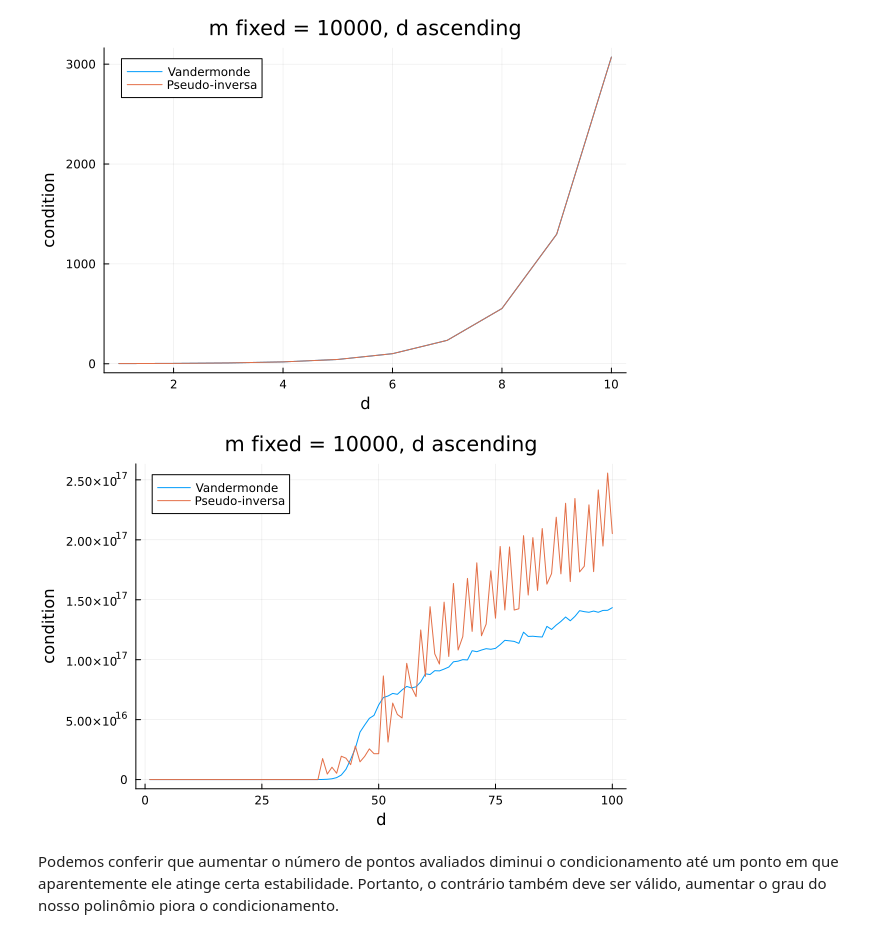
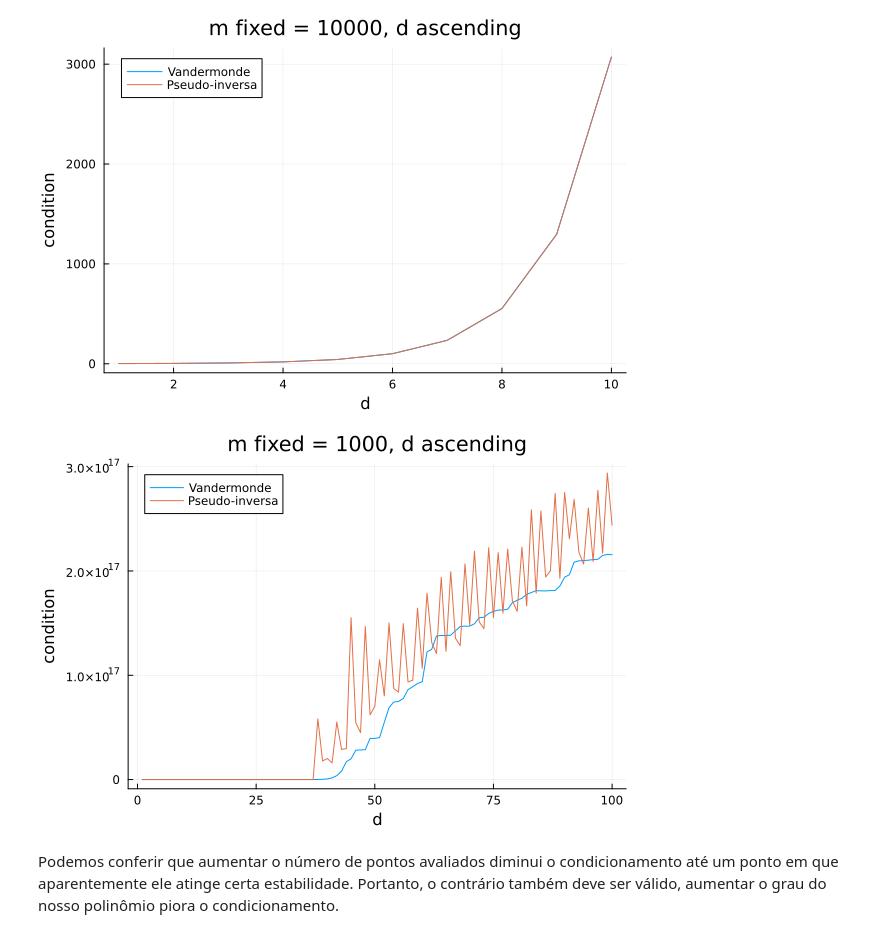
Before and after one commit to davi-dressler/polinomios_interpoladores, a Jupyter notebook: polinomios_interpoladores.ipynb, the cells around one changed output. Cells and saved outputs as stored; diff of their text form; code cells hidden in the pictures.

```diff
--- a/polinomios_interpoladores.ipynb
+++ b/polinomios_interpoladores.ipynb
@@ -127,9 +127,9 @@ plot_condition_evaluated(10000, 10, variate_m= false, variate_d= true)
 # %% [output]
 [figure]
 # %%
-plot_condition_evaluated(10000, 100, variate_m= false, variate_d= true)
+plot_condition_evaluated(1000, 100, variate_m= false, variate_d= true)
 # %% [output]
-[figure, old version]
+[figure, new version]
 # %% [markdown]
 Podemos conferir que aumentar o número de pontos avaliados diminui o condicionamento até um ponto em que aparentemente ele atinge certa estabilidade. Portanto, o contrário também deve ser válido, aumentar o grau do nosso polinômio piora o condicionamento.
 # %% [markdown]
```
Also changed, not shown: parts of 35 cells of this notebook.
